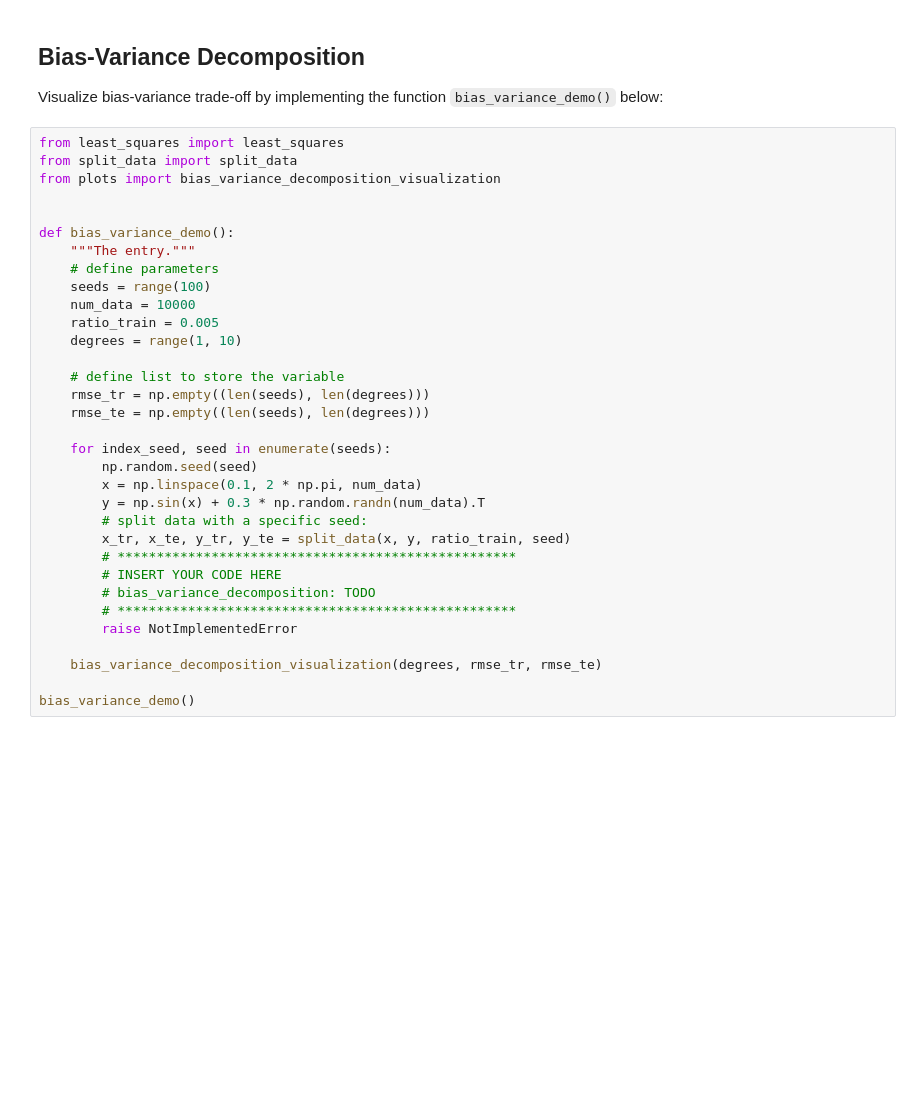
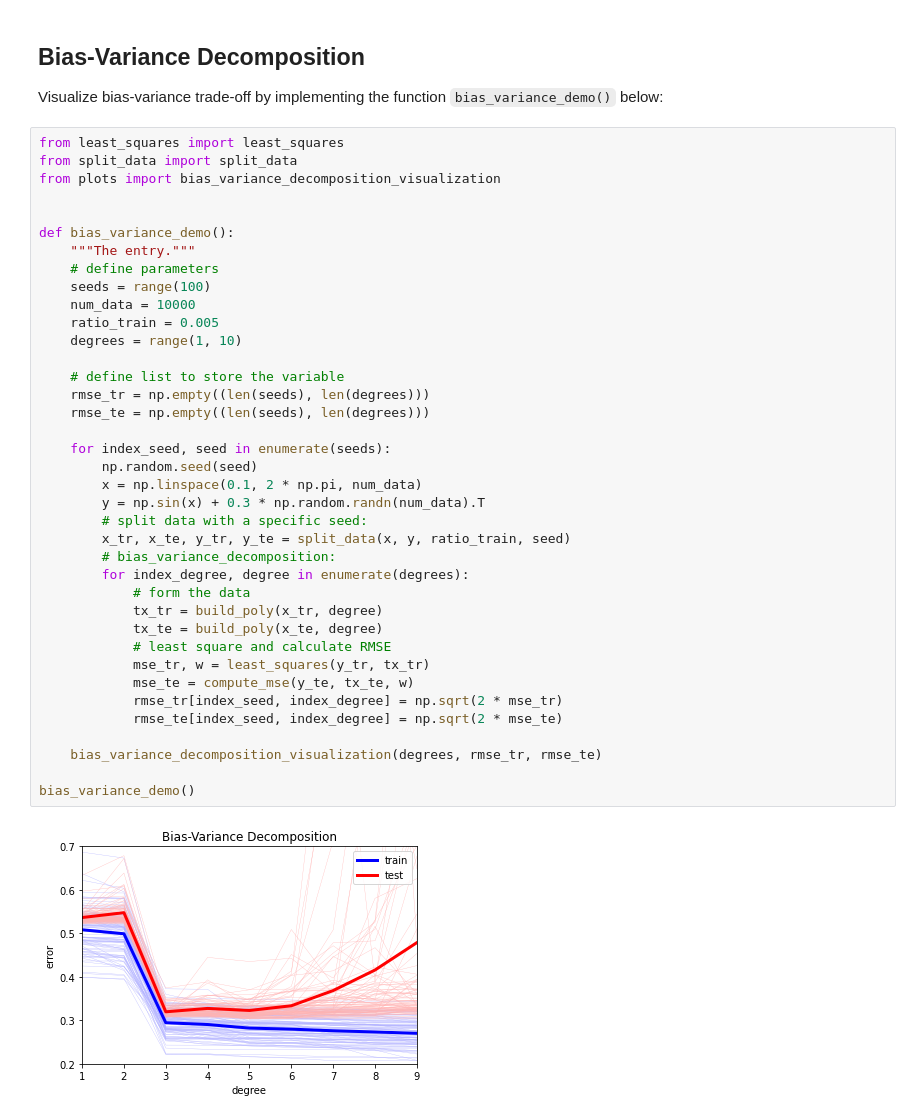
Before and after one commit to Quentin18/ML_course, a Jupyter notebook: labs/ex04/template/ex04.ipynb, the cells around one changed output. Cells and saved outputs as stored; diff of their text form; blank space fills up the shorter version.

Commit message:
exercise04 bias variance decomposition

```diff
--- a/labs/ex04/template/ex04.ipynb
+++ b/labs/ex04/template/ex04.ipynb
@@ -87,33 +87,40 @@ Visualize bias-variance trade-off by implementing the function `bias_variance_de
 # %%
 from least_squares import least_squares
 from split_data import split_data
 from plots import bias_variance_decomposition_visualization
 
 
 def bias_variance_demo():
     """The entry."""
     # define parameters
     seeds = range(100)
     num_data = 10000
     ratio_train = 0.005
     degrees = range(1, 10)
 
     # define list to store the variable
     rmse_tr = np.empty((len(seeds), len(degrees)))
     rmse_te = np.empty((len(seeds), len(degrees)))
 
     for index_seed, seed in enumerate(seeds):
         np.random.seed(seed)
         x = np.linspace(0.1, 2 * np.pi, num_data)
         y = np.sin(x) + 0.3 * np.random.randn(num_data).T
         # split data with a specific seed:
         x_tr, x_te, y_tr, y_te = split_data(x, y, ratio_train, seed)
-        # ***************************************************
-        # INSERT YOUR CODE HERE
-        # bias_variance_decomposition: TODO
-        # ***************************************************
-        raise NotImplementedError
+        # bias_variance_decomposition:
+        for index_degree, degree in enumerate(degrees):
+            # form the data
+            tx_tr = build_poly(x_tr, degree)
+            tx_te = build_poly(x_te, degree)
+            # least square and calculate RMSE
+            mse_tr, w = least_squares(y_tr, tx_tr)
+            mse_te = compute_mse(y_te, tx_te, w)
+            rmse_tr[index_seed, index_degree] = np.sqrt(2 * mse_tr)
+            rmse_te[index_seed, index_degree] = np.sqrt(2 * mse_te)
 
     bias_variance_decomposition_visualization(degrees, rmse_tr, rmse_te)
 
 bias_variance_demo()
+# %% [output]
+[figure, added]
```
